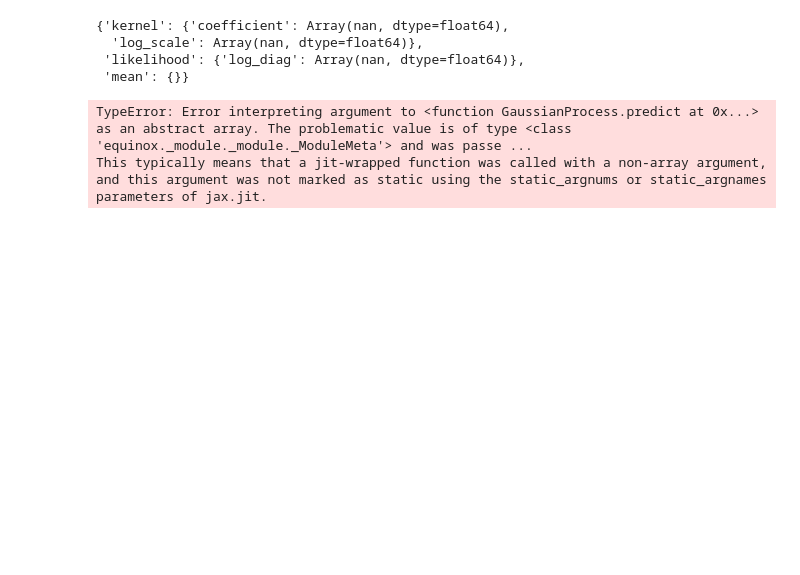
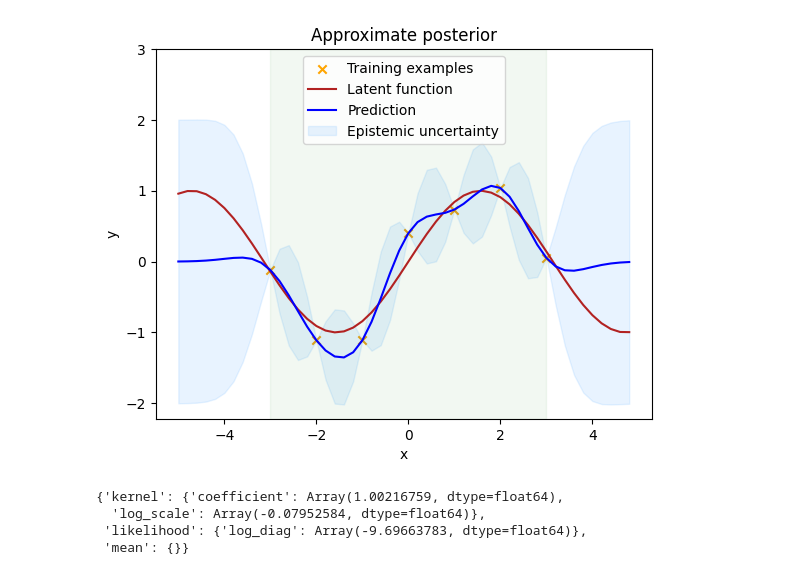
Before and after one commit to mathDR/jax-mc-pilco, a Jupyter notebook: notebooks/gp.ipynb, the cells around one changed output. Saved outputs shown, nothing was run; the diff lists cells and outputs as text; code cells hidden in the pictures; blank space fills up the shorter version.

```diff
--- a/notebooks/gp.ipynb
+++ b/notebooks/gp.ipynb
@@ -112,12 +59,30 @@ TypeError: Gradient only defined for scalar-output functions. Output had shape:
-# %%
-gp.params
-# %% [output]
-{'kernel': {'coefficient': Array(nan, dtype=float64),
-  'log_scale': Array(nan, dtype=float64)},
- 'likelihood': {'log_diag': Array(nan, dtype=float64)},
- 'mean': {}}
 # %%
-gp.predict(X_test)
+f_mu, f_cov = gp.predict(X_test)
-# %% [output]
-TypeError: Error interpreting argument to <function GaussianProcess.predict at 0x...> as an abstract array. The problematic value is of type <class 'equinox._module._module._ModuleMeta'> and was passe ...
-This typically means that a jit-wrapped function was called with a non-array argument, and this argument was not marked as static using the static_argnums or static_argnames parameters of jax.jit.
+# %%
+f_test_var = jnp.diag(f_cov)
+f_test_std = jnp.sqrt(f_test_var)
+
+plt.scatter(X, y, label='Training examples', marker='x', color='orange')
+plt.plot(X_test, f_true, label='Latent function', c='firebrick', lw=1.5)
+
+plt.plot(X_test, f_mu, label='Prediction', c='blue')
+plt.fill_between(X_test.ravel(),
+                 f_mu.ravel() + 2 * f_test_std,
+                 f_mu.ravel() - 2 * f_test_std,
+                 label='Epistemic uncertainty',
+                 color='dodgerblue', alpha=0.1)
+plt.title('Approximate posterior')
+plt.xlabel('x')
+plt.ylabel('y')
+plt.ylim(None, 3.0)
+plt.legend();
+plt.axvspan(X.min(),X.max(),color='green',alpha=0.05);
+# %% [output]
+[figure, added]
+# %%
+gp.params
+# %% [output]
+{'kernel': {'coefficient': Array(1.00216759, dtype=float64),
+  'log_scale': Array(-0.07952584, dtype=float64)},
+ 'likelihood': {'log_diag': Array(-9.69663783, dtype=float64)},
+ 'mean': {}}
```
Also changed, not shown: parts of 12 cells of this notebook, 9 other files.
